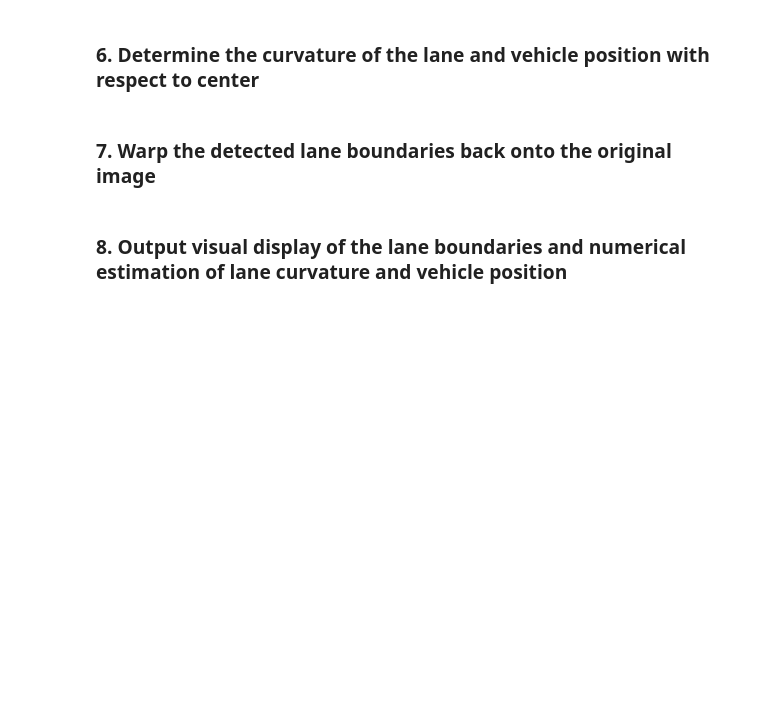
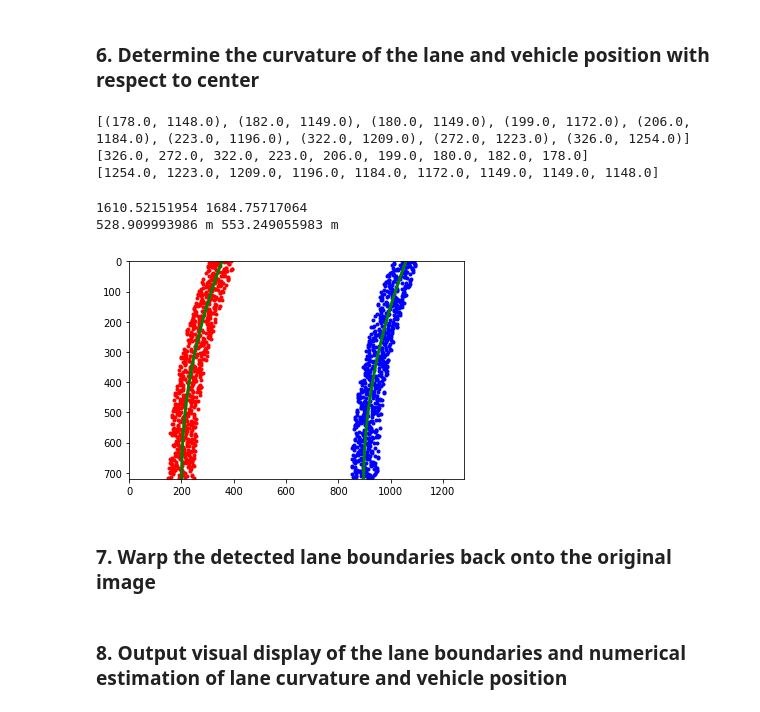
Before and after one commit to ek8203/CarND-Advanced-Lane-Lines, a Jupyter notebook: advanced_lane_finding.ipynb, the cells around one changed output. Drawn from its saved outputs; the diff is of its cells as text; code cells hidden in the pictures; blank space fills up the shorter version.

Commit message:
started curvature

```diff
--- a/advanced_lane_finding.ipynb
+++ b/advanced_lane_finding.ipynb
@@ -517,5 +528,84 @@ plt.show()
 # %% [markdown]
 ### 6. Determine the curvature of the lane and vehicle position with respect to center
+# %%
+# read image
+image = cv2.imread('test_images/test5.jpg')
+image = cv2.cvtColor(image, cv2.COLOR_BGR2RGB)
+
+_, centre = find_line_boundary(image)
+print(centre)
+
+centre = centre[::-1] # Reverse to match top-to-bottom in y
+
+leftx = [x[0] for x in centre]
+rightx = [x[1] for x in centre]
+print(leftx)
+print(rightx)
+
+# Visualize perspective transform
+#figure = plt_one(image, 'Window Fitting Results', cmap='gray')
+#figure.savefig('output_images/window_fitting.jpg')   # save the figure to file
+#plt.close(figure)    # close the figure
+# %% [output]
+[(178.0, 1148.0), (182.0, 1149.0), (180.0, 1149.0), (199.0, 1172.0), (206.0, 1184.0), (223.0, 1196.0), (322.0, 1209.0), (272.0, 1223.0), (326.0, 1254.0)]
+[326.0, 272.0, 322.0, 223.0, 206.0, 199.0, 180.0, 182.0, 178.0]
+[1254.0, 1223.0, 1209.0, 1196.0, 1184.0, 1172.0, 1149.0, 1149.0, 1148.0]
+# %%
+# Generate some fake data to represent lane-line pixels
+ploty = np.linspace(0, 719, num=720)# to cover same y-range as image
+quadratic_coeff = 3e-4 # arbitrary quadratic coefficient
+# For each y position generate random x position within +/-50 pix
+# of the line base position in each case (x=200 for left, and x=900 for right)
+leftx = np.array([200 + (y**2)*quadratic_coeff + np.random.randint(-50, high=51)
+                              for y in ploty])
+rightx = np.array([900 + (y**2)*quadratic_coeff + np.random.randint(-50, high=51)
+                                for y in ploty])
+
+leftx = leftx[::-1]  # Reverse to match top-to-bottom in y
+rightx = rightx[::-1]  # Reverse to match top-to-bottom in y
+
+
+# Fit a second order polynomial to pixel positions in each fake lane line
+left_fit = np.polyfit(ploty, leftx, 2)
+left_fitx = left_fit[0]*ploty**2 + left_fit[1]*ploty + left_fit[2]
+right_fit = np.polyfit(ploty, rightx, 2)
+right_fitx = right_fit[0]*ploty**2 + right_fit[1]*ploty + right_fit[2]
+
+# Plot up the fake data
+mark_size = 3
+plt.plot(leftx, ploty, 'o', color='red', markersize=mark_size)
+plt.plot(rightx, ploty, 'o', color='blue', markersize=mark_size)
+plt.xlim(0, 1280)
+plt.ylim(0, 720)
+plt.plot(left_fitx, ploty, color='green', linewidth=3)
+plt.plot(right_fitx, ploty, color='green', linewidth=3)
+plt.gca().invert_yaxis() # to visualize as we do the images
+
+# Define y-value where we want radius of curvature
+# I'll choose the maximum y-value, corresponding to the bottom of the image
+y_eval = np.max(ploty)
+left_curverad = ((1 + (2*left_fit[0]*y_eval + left_fit[1])**2)**1.5) / np.absolute(2*left_fit[0])
+right_curverad = ((1 + (2*right_fit[0]*y_eval + right_fit[1])**2)**1.5) / np.absolute(2*right_fit[0])
+print(left_curverad, right_curverad)
+# Example values: 1926.74 1908.48
+
+# Define conversions in x and y from pixels space to meters
+ym_per_pix = 30/720 # meters per pixel in y dimension
+xm_per_pix = 3.7/700 # meters per pixel in x dimension
+
+# Fit new polynomials to x,y in world space
+left_fit_cr = np.polyfit(ploty*ym_per_pix, leftx*xm_per_pix, 2)
+right_fit_cr = np.polyfit(ploty*ym_per_pix, rightx*xm_per_pix, 2)
+# Calculate the new radii of curvature
+left_curverad = ((1 + (2*left_fit_cr[0]*y_eval*ym_per_pix + left_fit_cr[1])**2)**1.5) / np.absolute(2*left_fit_cr[0])
+right_curverad = ((1 + (2*right_fit_cr[0]*y_eval*ym_per_pix + right_fit_cr[1])**2)**1.5) / np.absolute(2*right_fit_cr[0])
+# Now our radius of curvature is in meters
+print(left_curverad, 'm', right_curverad, 'm')
+# Example values: 632.1 m    626.2 m
+# %% [output]
+1610.52151954 1684.75717064
+528.909993986 m 553.249055983 m
+[figure, added]
 # %% [markdown]
 ### 7. Warp the detected lane boundaries back onto the original image
 # %% [markdown]
```
Also changed, not shown: parts of 1 cell of this notebook.
